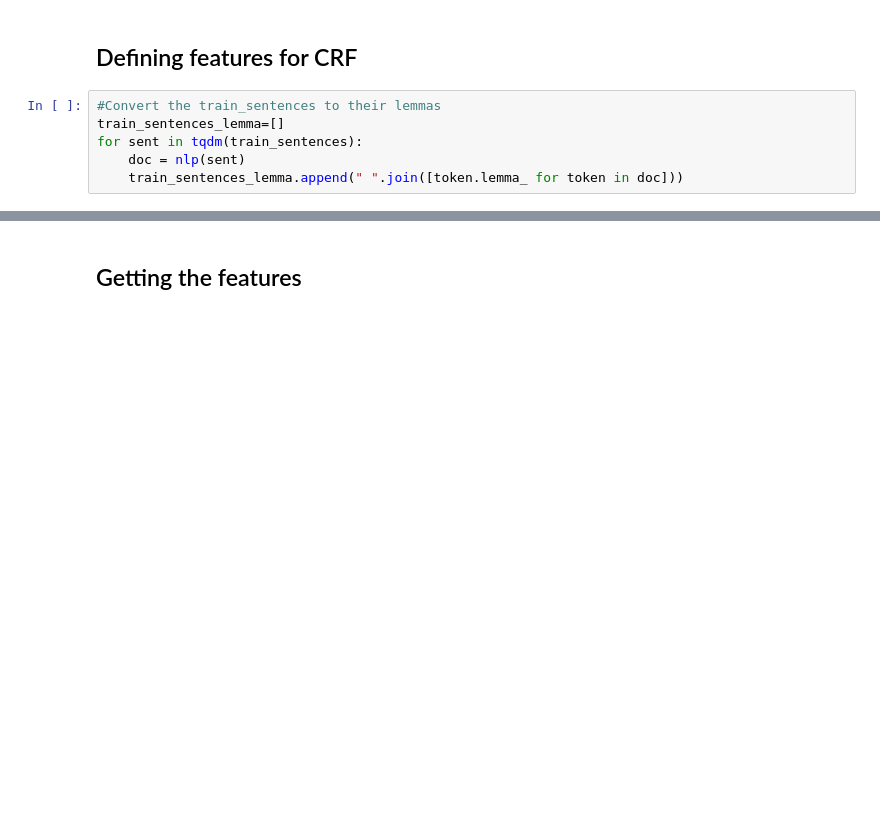
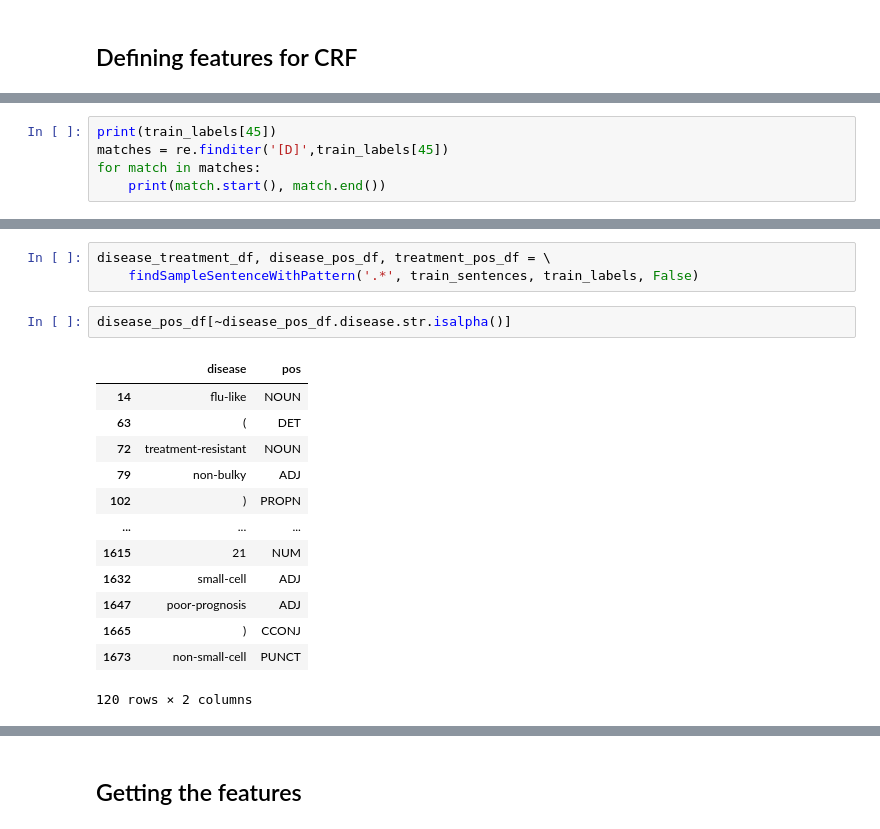
Before and after one commit to rramchan12/Identifying-Healthcare-Data-using-NER-and-CRF, a Jupyter notebook: Assignment.ipynb, the cells around one changed output, grey strips where cells are left out. Drawn from its saved outputs; the diff is of its cells as text; blank space fills up the shorter version.

```diff
--- a/Assignment.ipynb
+++ b/Assignment.ipynb
@@ -249,11 +251,5 @@ Name: lemma, dtype: int64
 # %% [markdown]
 ## Defining features for CRF
-# %%
-#Convert the train_sentences to their lemmas
-train_sentences_lemma=[]
-for sent in tqdm(train_sentences):
-    doc = nlp(sent)
-    train_sentences_lemma.append(" ".join([token.lemma_ for token in doc]))
 # %%
 #Explore Disease Names and Treatment Names for computing Features
 def print_samples(data,labels, no_of_samples):
@@ -302,3 +296,8 @@ def getNLPTag(sent, tag_type='POS'):
             tagged_feature[i]=tok.text.lower()
 
     return tagged_feature
+# %%
+print(train_labels[45])
+matches = re.finditer('[D]',train_labels[45])
+for match in matches:
+    print(match.start(), match.end())
@@ -304,0 +406,19 @@ def getNLPTag(sent, tag_type='POS'):
+# %%
+disease_treatment_df, disease_pos_df, treatment_pos_df = \
+    findSampleSentenceWithPattern('.*', train_sentences, train_labels, False)
+# %%
+disease_pos_df[~disease_pos_df.disease.str.isalpha()]
+# %% [output]
+|  | disease | pos |
+| 14 | flu-like | NOUN |
+| 63 | ( | DET |
+| 72 | treatment-resistant | NOUN |
+| 79 | non-bulky | ADJ |
+| 102 | ) | PROPN |
+| ... | ... | ... |
+| 1615 | 21 | NUM |
+| 1632 | small-cell | ADJ |
+| 1647 | poor-prognosis | ADJ |
+| 1665 | ) | CCONJ |
+| 1673 | non-small-cell | PUNCT |
+120 rows × 2 columns
```
Also changed, not shown: parts of 58 cells of this notebook.
